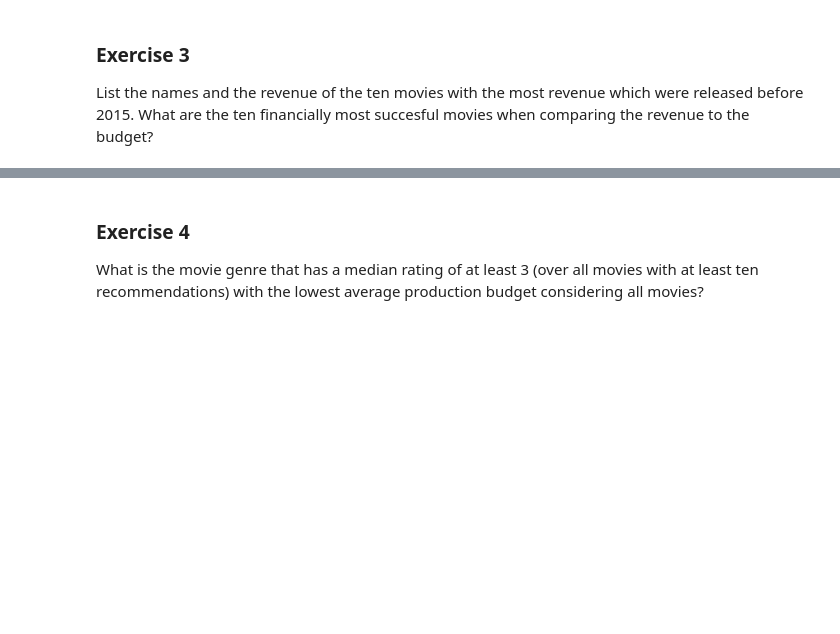
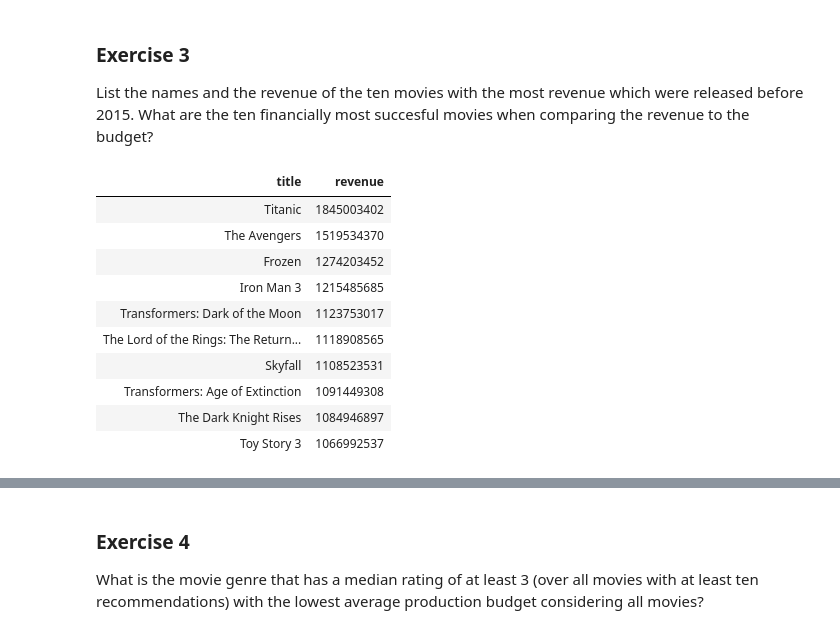
Before and after one commit to timo282/Big_Data_Storage-Movie_Ratings, a Jupyter notebook: Exam_Big_Data_Storage_Notebook.ipynb, the cells around one changed output, grey strips where cells are left out. Saved outputs shown, nothing was run; the diff lists cells and outputs as text; code cells hidden in the pictures; blank space fills up the shorter version.

```diff
--- a/Exam_Big_Data_Storage_Notebook.ipynb
+++ b/Exam_Big_Data_Storage_Notebook.ipynb
@@ -339,3 +356,19 @@ Johnny Depp has appeared in 40 films as an actor, in 2 of which he was also a pr
 # %% [markdown]
 ### Exercise 3
 List the names and the revenue of the ten movies with the most revenue which were released before 2015. What are the ten financially most succesful movies when comparing the revenue to the budget?
+# %%
+from pyspark.sql.functions import year
+from datetime import date
+df_movies.where(year(df_movies.release_date) < 2015).select(df_movies.title, df_movies.revenue).orderBy(df_movies.revenue, ascending=False).limit(10).display()
+# %% [output]
+| title | revenue |
+| Titanic | 1845003402 |
+| The Avengers | 1519534370 |
+| Frozen | 1274203452 |
+| Iron Man 3 | 1215485685 |
+| Transformers: Dark of the Moon | 1123753017 |
+| The Lord of the Rings: The Return... | 1118908565 |
+| Skyfall | 1108523531 |
+| Transformers: Age of Extinction | 1091449308 |
+| The Dark Knight Rises | 1084946897 |
+| Toy Story 3 | 1066992537 |
```
Also changed, not shown: parts of 3 cells of this notebook.
